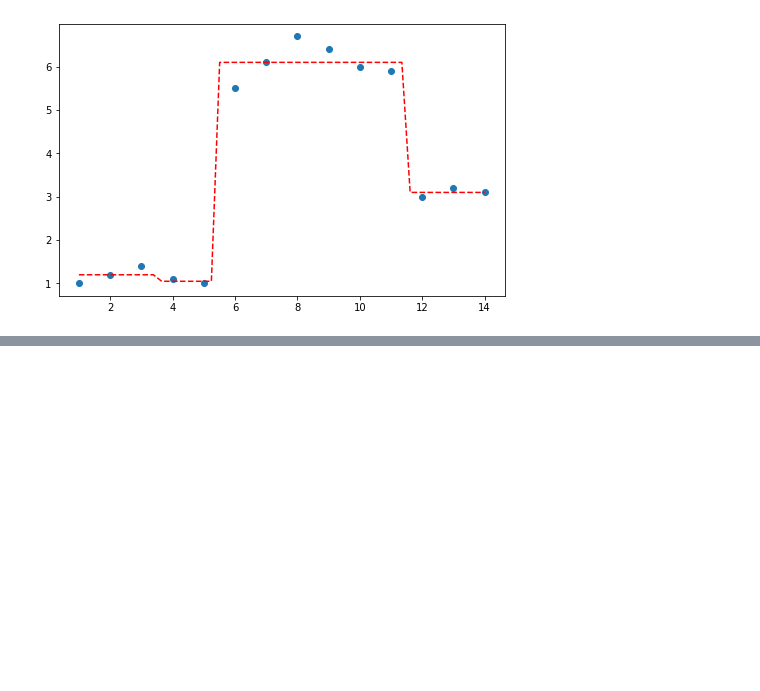
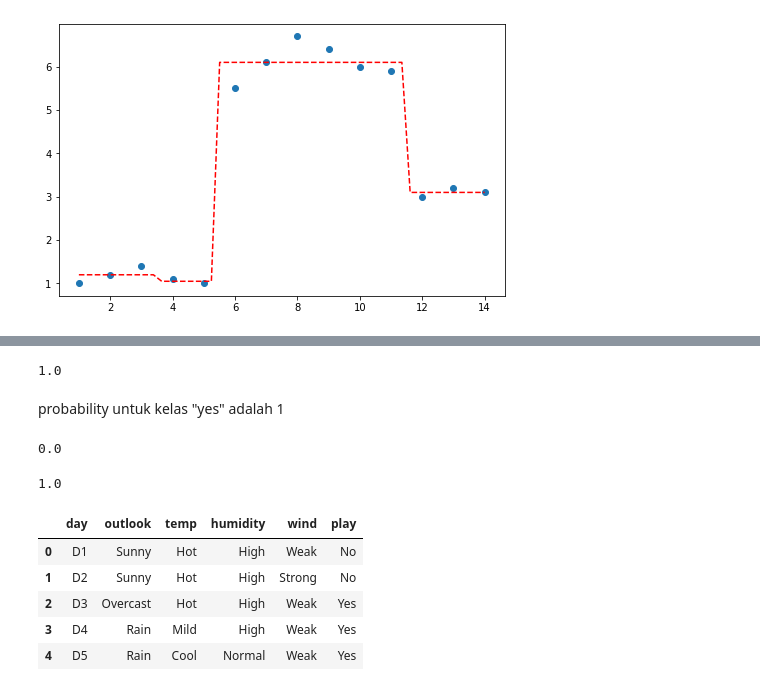
Before and after one commit to rahmanazizf/dtree_from_scratch, a Jupyter notebook: dt_note.ipynb, the cells around one changed output, grey strips where cells are left out. Saved outputs shown, nothing was run; the diff lists cells and outputs as text; code cells hidden in the pictures; blank space fills up the shorter version.

```diff
--- a/dt_note.ipynb
+++ b/dt_note.ipynb
@@ -354,0 +368,7 @@ plt.show()
+# %%
+# hitung probability
+set_1.value_counts(normalize=True)
+# %% [output]
+1.0
+# %% [markdown]
+probability untuk kelas "yes" adalah 1
@@ -354,0 +379,9 @@ plt.show()
+# %%
+# hitung entropy
+sum_H = 0
+for label in set_1['target'].unique():
+    p = set_1.value_counts(normalize=True)[label]
+    sum_H += p*math.log2(p)
+print(sum_H)
+# %% [output]
+0.0
@@ -354,0 +402,14 @@ plt.show()
+# %%
+calculate_entropy(set_2)
+# %% [output]
+1.0
+# %%
+play_tennis = pd.read_csv('play_tennis.csv')
+play_tennis.head()
+# %% [output]
+|  | day | outlook | temp | humidity | wind | play |
+| 0 | D1 | Sunny | Hot | High | Weak | No |
+| 1 | D2 | Sunny | Hot | High | Strong | No |
+| 2 | D3 | Overcast | Hot | High | Weak | Yes |
+| 3 | D4 | Rain | Mild | High | Weak | Yes |
+| 4 | D5 | Rain | Cool | Normal | Weak | Yes |
```
Also changed, not shown: parts of 15 cells of this notebook.
